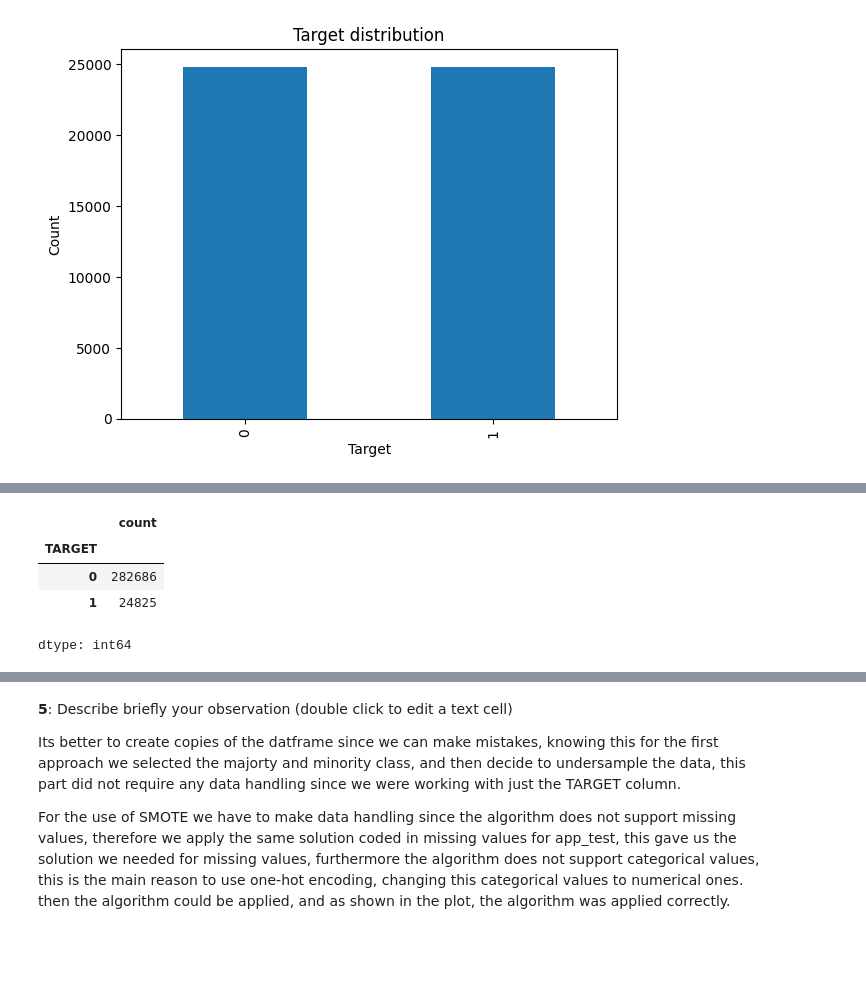
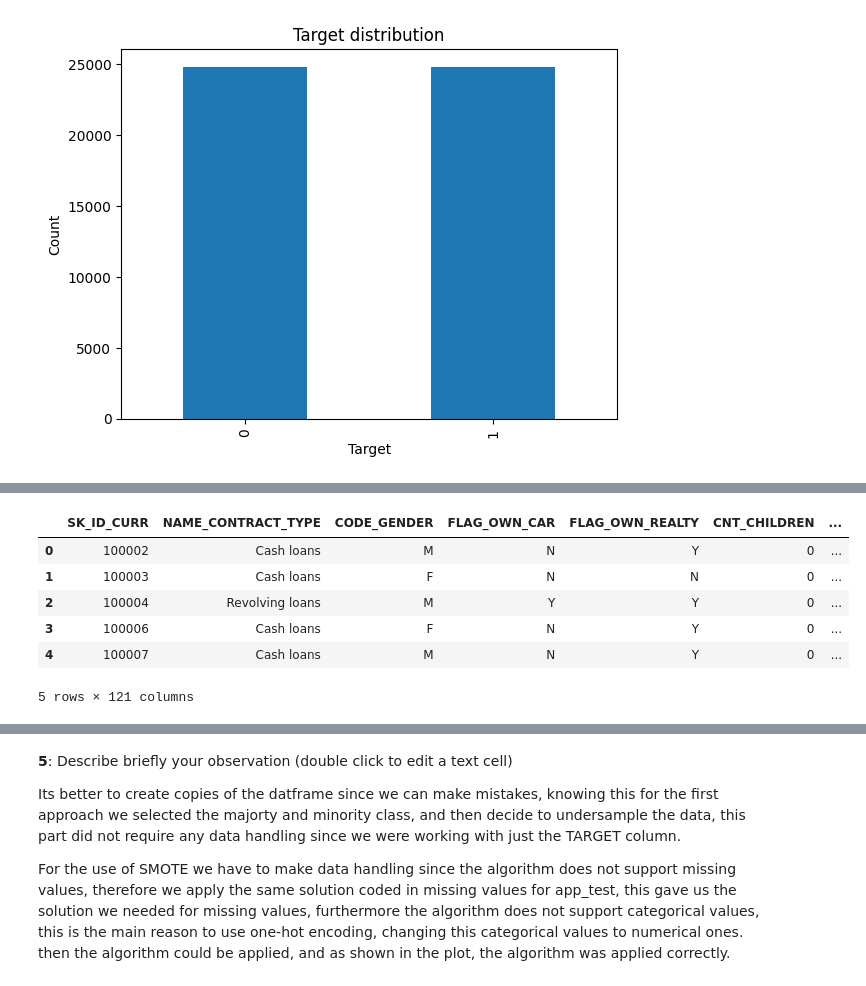
Before and after one commit to coldstrel/applied-ml-mids-2024, a Jupyter notebook: Project_Part_1.ipynb, the cells around one changed output, grey strips where cells are left out. Saved outputs shown, nothing was run; the diff lists cells and outputs as text; code cells hidden in the pictures; blank space fills up the shorter version.

```diff
--- a/Project_Part_1.ipynb
+++ b/Project_Part_1.ipynb
@@ -287,16 +288,19 @@ app_train_copy2.isnull().sum().sort_values(ascending=True)
 dtype: int64
 # %%
 # Separate features (X) and target (y)
-X = app_train_copy2.drop(columns=['TARGET'])  # Assuming 'TARGET' is your class column
+X = app_train_copy2.drop(columns=['TARGET'])
 y = app_train_copy2['TARGET']
 
+X.head()
 y.value_counts()
 # %% [output]
-|  | count |
-| TARGET |  |
-| 0 | 282686 |
-| 1 | 24825 |
+|  | SK_ID_CURR | NAME_CONTRACT_TYPE | CODE_GENDER | FLAG_OWN_CAR | FLAG_OWN_REALTY | CNT_CHILDREN | ... |
+| 0 | 100002 | Cash loans | M | N | Y | 0 | ... |
+| 1 | 100003 | Cash loans | F | N | N | 0 | ... |
+| 2 | 100004 | Revolving loans | M | Y | Y | 0 | ... |
+| 3 | 100006 | Cash loans | F | N | Y | 0 | ... |
+| 4 | 100007 | Cash loans | M | N | Y | 0 | ... |
-dtype: int64
+5 rows × 121 columns
 # %%
 # Identify categorical and numerical columns
 categorical_cols = X.select_dtypes(include=['object']).columns
```
Also changed, not shown: parts of 48 cells of this notebook.
